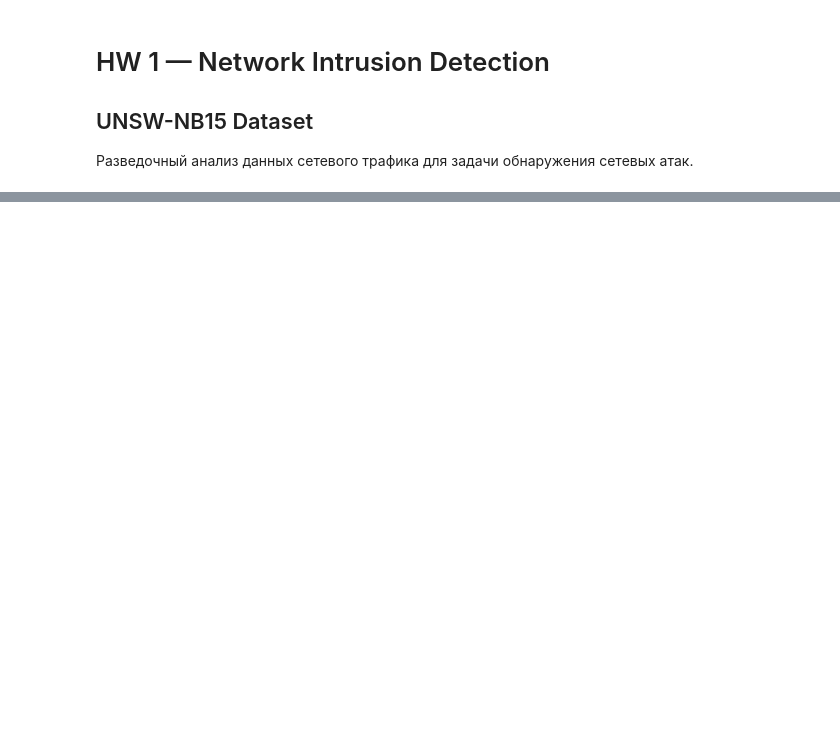
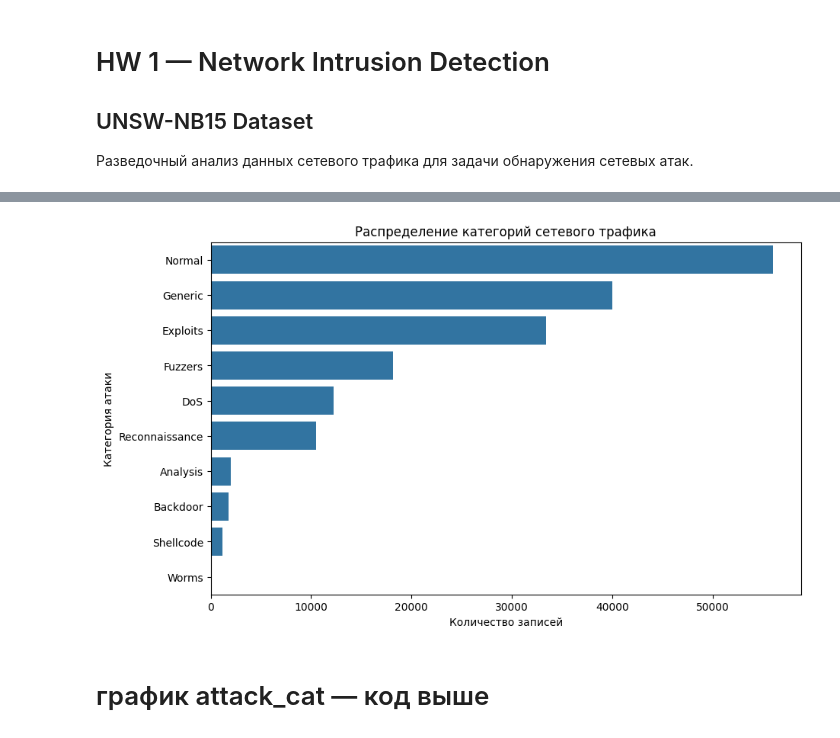
Before and after one commit to g1nry/ml-network-intrusion, a Jupyter notebook: hw_1/eda.ipynb, the cells around one changed output, grey strips where cells are left out. Cells and saved outputs as stored; diff of their text form; code cells hidden in the pictures; blank space fills up the shorter version.

```diff
--- a/hw_1/eda.ipynb
+++ b/hw_1/eda.ipynb
@@ -25,0 +124,18 @@ test.shape
+# %%
+plt.figure(figsize=(10, 6))
+
+sns.countplot(
+    data=train,
+    y="attack_cat",
+    order=train["attack_cat"].value_counts().index
+)
+
+plt.title("Распределение категорий сетевого трафика")
+plt.xlabel("Количество записей")
+plt.ylabel("Категория атаки")
+
+plt.show()
+# %% [output]
+[figure, added]
+# %% [markdown]
+# график attack_cat — код выше
```
Also changed, not shown: parts of 39 cells of this notebook.
